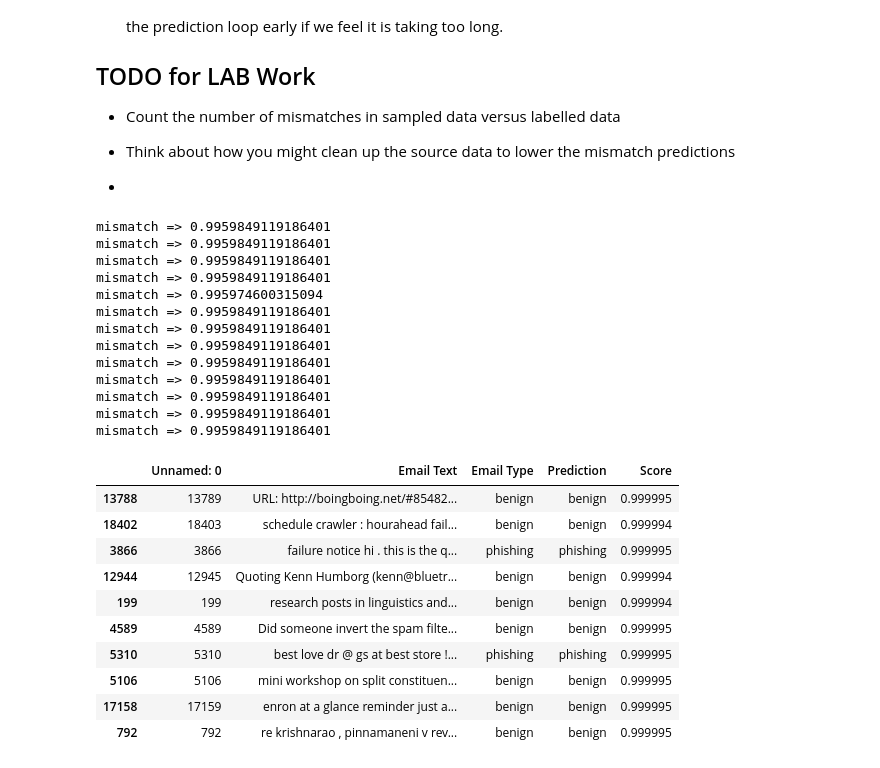
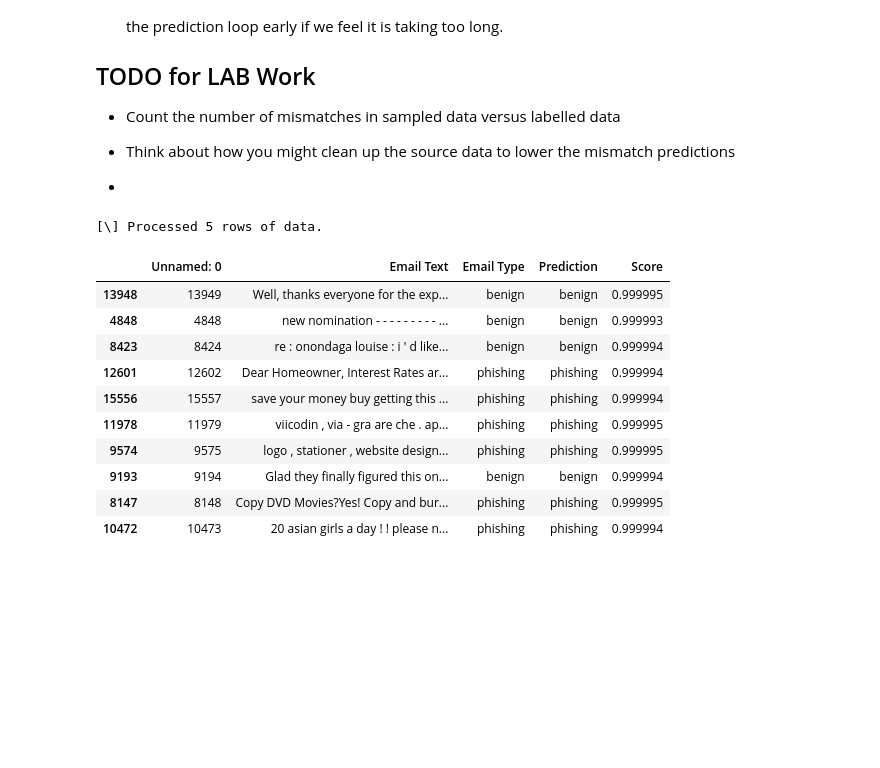
Before and after one commit to RiverGumSecurity/IntroAILabs, a Jupyter notebook: notebooks/PhishingModel.ipynb, the cells around one changed output. Drawn from its saved outputs; the diff is of its cells as text; code cells hidden in the pictures; blank space fills up the shorter version.

```diff
--- a/notebooks/PhishingModel.ipynb
+++ b/notebooks/PhishingModel.ipynb
@@ -64,12 +64,12 @@ In the below cell we are reading a dataset from a comma delimited file, replacin
 # %%
 import pandas as pd
 
-source = pd.read_csv('https://raw.githubusercontent.com/RiverGumSecurity/Datasets/main/Phishing_Email.csv')
+source = pd.read_csv('https://github.com/RiverGumSecurity/Datasets/raw/main/Kaggle/Phishing_Email.csv.gz')
 source.dropna(inplace=True)
 source = source.replace('Phishing Email', 'phishing')
 source = source.replace('Safe Email', 'benign')
 
-sample_size = 1000
+sample_size = 3000
 df = source.sample(sample_size)
 df = df.assign(Prediction = lambda x: [None] * len(df))
 df = df.assign(Score = lambda x: [None] * len(df))
@@ -100,41 +100,29 @@ A few highlights to point out here:
 # %%
 # Make Model Predictions
 import random
 spin = r'\-/|+'
 for i, row in enumerate(df['Email Text']):
-    #if not i % random.randint(3, 9):
-    #    print(f'\r[{spin[i % len(spin)]}] Processed {i} rows of data.', end='', flush=True)
+    if not i % random.randint(3, 9):
+        print(f'\r[{spin[i % len(spin)]}] Processed {i} rows of data.', end='', flush=True)
     try:
         p = predict(str(row))
         df['Prediction'].iat[i] = p[0]['label']
         df['Score'].iat[i] = p[0]['score']
         #if df['Prediction'].iat[i] != df['Email Type'].iat[i]:
         #    print(f"mismatch => {p[0]['score']}")
     except KeyboardInterrupt:
         break
 df.head(10)
 # %% [output]
-mismatch => 0.9959849119186401
-mismatch => 0.9959849119186401
-mismatch => 0.9959849119186401
-mismatch => 0.9959849119186401
-mismatch => 0.995974600315094
-mismatch => 0.9959849119186401
-mismatch => 0.9959849119186401
-mismatch => 0.9959849119186401
-mismatch => 0.9959849119186401
-mismatch => 0.9959849119186401
-mismatch => 0.9959849119186401
-mismatch => 0.9959849119186401
-mismatch => 0.9959849119186401
+[\] Processed 5 rows of data.
 |  | Unnamed: 0 | Email Text | Email Type | Prediction | Score |
-| 13788 | 13789 | URL: http://boingboing.net/#85482... | benign | benign | 0.999995 |
-| 18402 | 18403 | schedule crawler : hourahead fail... | benign | benign | 0.999994 |
-| 3866 | 3866 | failure notice hi . this is the q... | phishing | phishing | 0.999995 |
-| 12944 | 12945 | Quoting Kenn Humborg (kenn@bluetr... | benign | benign | 0.999994 |
-| 199 | 199 | research posts in linguistics and... | benign | benign | 0.999994 |
-| 4589 | 4589 | Did someone invert the spam filte... | benign | benign | 0.999995 |
-| 5310 | 5310 | best love dr @ gs at best store !... | phishing | phishing | 0.999995 |
-| 5106 | 5106 | mini workshop on split constituen... | benign | benign | 0.999995 |
-| 17158 | 17159 | enron at a glance reminder just a... | benign | benign | 0.999995 |
-| 792 | 792 | re krishnarao , pinnamaneni v rev... | benign | benign | 0.999995 |
+| 13948 | 13949 | Well, thanks everyone for the exp... | benign | benign | 0.999995 |
+| 4848 | 4848 | new nomination - - - - - - - - - ... | benign | benign | 0.999993 |
+| 8423 | 8424 | re : onondaga louise : i ' d like... | benign | benign | 0.999994 |
+| 12601 | 12602 | Dear Homeowner, Interest Rates ar... | phishing | phishing | 0.999994 |
+| 15556 | 15557 | save your money buy getting this ... | phishing | phishing | 0.999994 |
+| 11978 | 11979 | viicodin , via - gra are che . ap... | phishing | phishing | 0.999995 |
+| 9574 | 9575 | logo , stationer , website design... | phishing | phishing | 0.999995 |
+| 9193 | 9194 | Glad they finally figured this on... | benign | benign | 0.999994 |
+| 8147 | 8148 | Copy DVD Movies?Yes! Copy and bur... | phishing | phishing | 0.999995 |
+| 10472 | 10473 | 20 asian girls a day ! ! please n... | phishing | phishing | 0.999994 |
```
Also changed, not shown: parts of 3 cells of this notebook.
